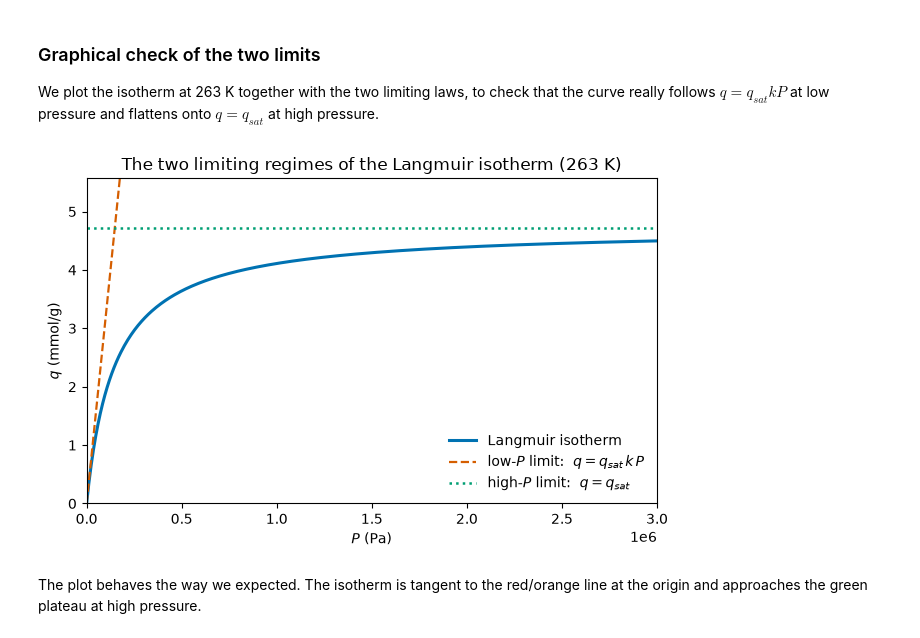
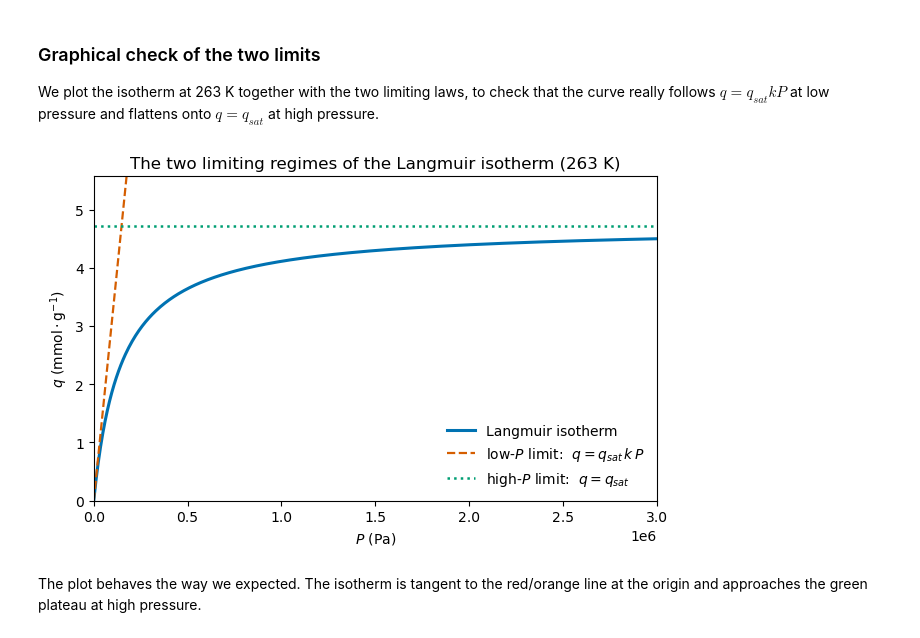
Before and after one commit to pamelaafaki/ch315-group-c, a Jupyter notebook: GroupC_Assignment1.ipynb, the cells around one changed output. Cells and saved outputs as stored; diff of their text form; code cells hidden in the pictures.

```diff
--- a/GroupC_Assignment1.ipynb
+++ b/GroupC_Assignment1.ipynb
@@ -97,29 +97,29 @@ follows $q = q_{sat}kP$ at low pressure and flattens onto $q = q_{sat}$ at high
 # %%
 # Parameters of the 263 K isotherm
 qsat_demo = 4.72       # mmol/g
 k_demo = 6.75e-06      # 1/Pa
 
 P_demo = np.linspace(0, 3e6, 500)                                  # Pa
 q_demo = qsat_demo * k_demo * P_demo / (1 + k_demo * P_demo)       # Langmuir
 q_henry = qsat_demo * k_demo * P_demo                              # low-P limiting law
 
 fig, ax = plt.subplots(figsize=(6.5, 4.2))
 ax.plot(P_demo, q_demo, color=BLUE, lw=2.2, label="Langmuir isotherm")
 ax.plot(P_demo, q_henry, color=RED, ls="--", lw=1.6,
         label=r"low-$P$ limit:  $q = q_{sat}\,k\,P$")
 ax.axhline(qsat_demo, color=GREEN, ls=":", lw=1.8,
            label=r"high-$P$ limit:  $q = q_{sat}$")
 
 ax.set_xlim(0, 3e6)
 ax.set_ylim(0, 1.18 * qsat_demo)
-ax.set_xlabel("$P$ (Pa)")
-ax.set_ylabel("$q$ (mmol/g)")
+ax.set_xlabel(r"$P\ (\mathrm{Pa})$")
+ax.set_ylabel(r"$q\ (\mathrm{mmol \cdot g^{-1}})$")
 ax.set_title("The two limiting regimes of the Langmuir isotherm (263 K)")
 ax.legend(frameon=False)
 fig.tight_layout()
 plt.show()
 # %% [output]
-[figure, old version]
+[figure, new version]
 # %% [markdown]
 The plot behaves the way we expected. The isotherm is tangent to the red/orange line at the origin and
 approaches the green plateau at high pressure.
```
Also changed, not shown: parts of 13 cells of this notebook.
